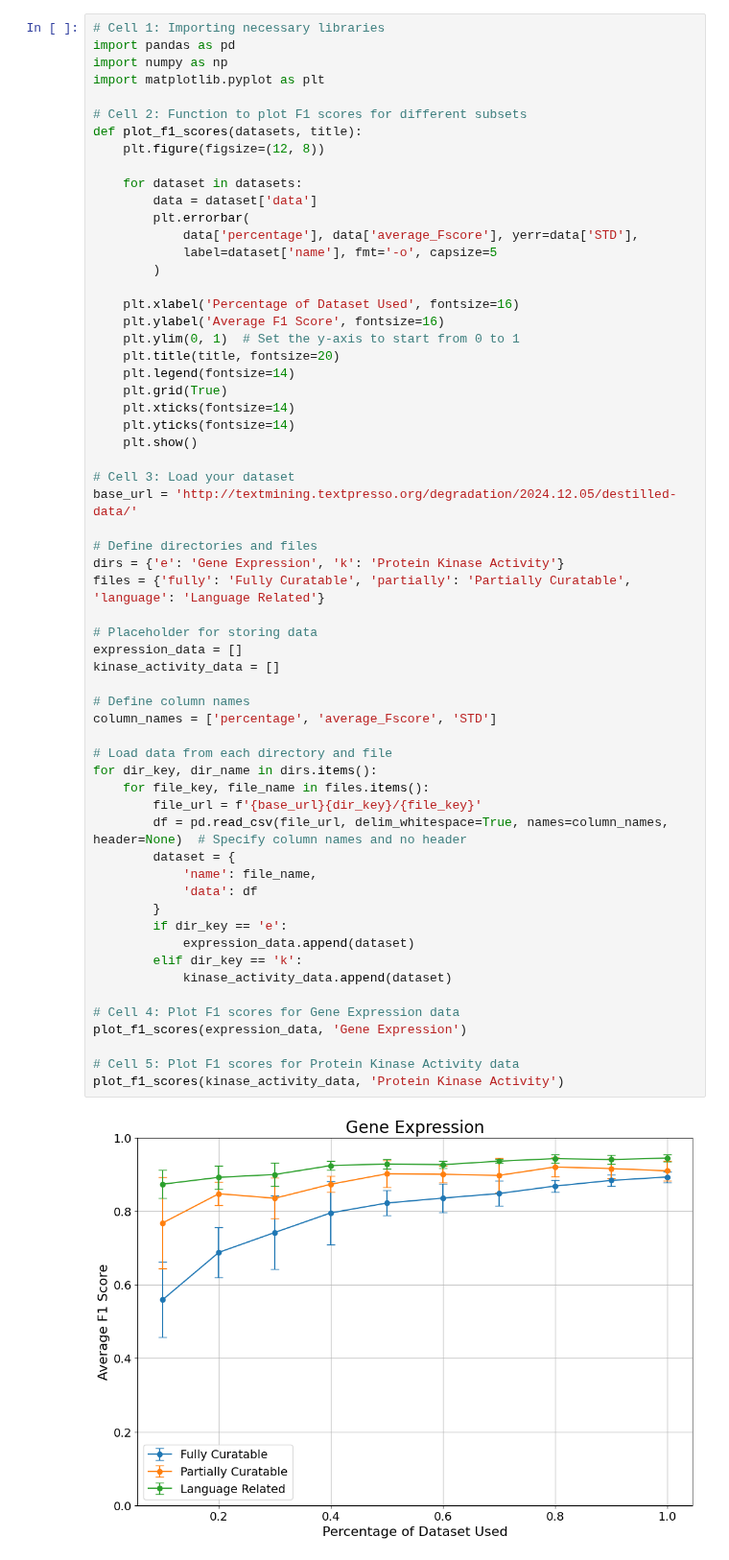
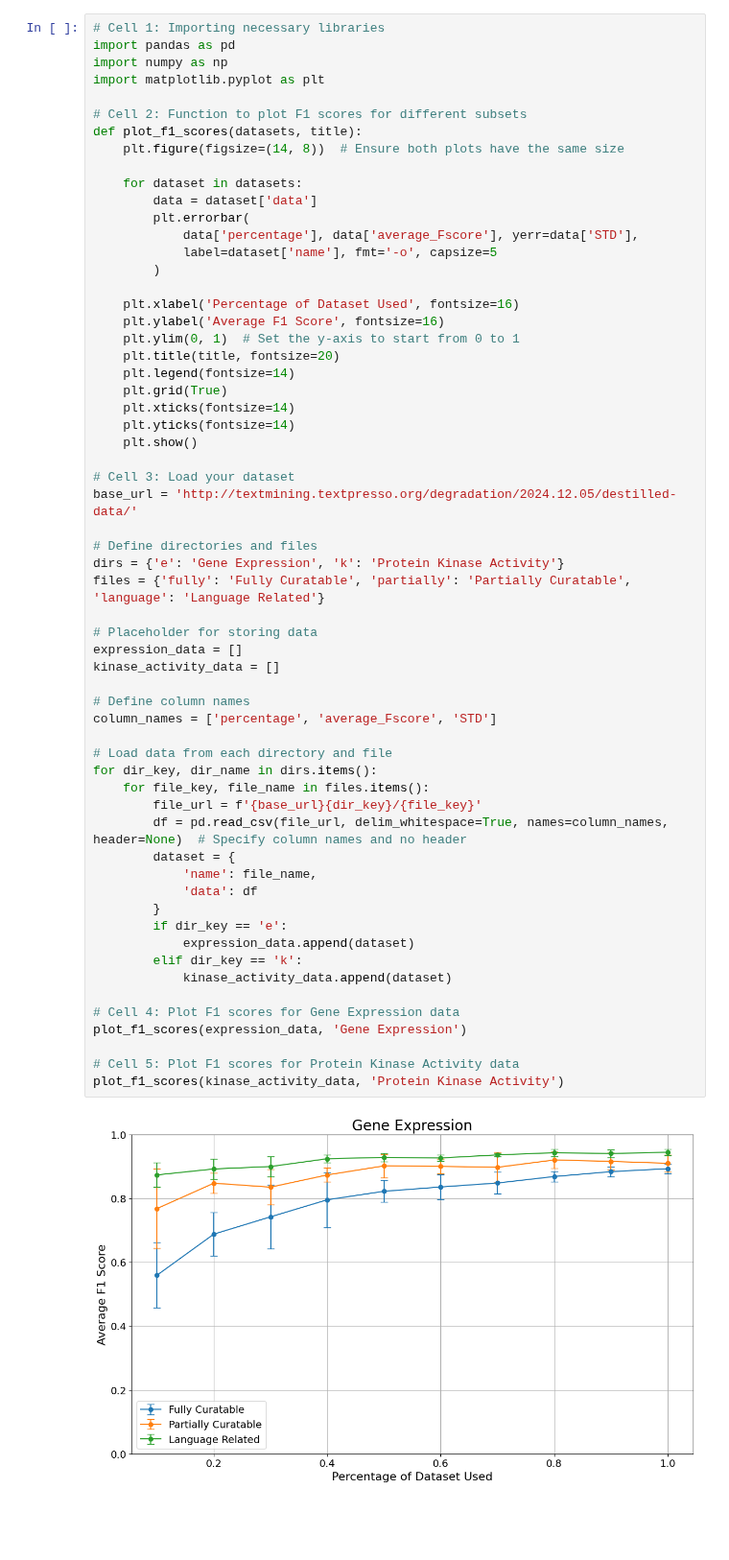
Before and after one commit to WormBase/curation-sentence-classification, a Jupyter notebook: notebooks/degradation analysis plots.ipynb, the cells around one changed output. Shown at 96% size. Saved outputs shown, nothing was run; the diff lists cells and outputs as text; blank space fills up the shorter version.

Commit message:
same size

```diff
--- a/notebooks/degradation analysis plots.ipynb
+++ b/notebooks/degradation analysis plots.ipynb
@@ -6,7 +6,7 @@ import matplotlib.pyplot as plt
 
 # Cell 2: Function to plot F1 scores for different subsets
 def plot_f1_scores(datasets, title):
-    plt.figure(figsize=(12, 8))
+    plt.figure(figsize=(14, 8))  # Ensure both plots have the same size
 
     for dataset in datasets:
         data = dataset['data']
@@ -32,31 +32,31 @@ base_url = 'http://textmining.textpresso.org/degradation/2024.12.05/destilled-da
 dirs = {'e': 'Gene Expression', 'k': 'Protein Kinase Activity'}
 files = {'fully': 'Fully Curatable', 'partially': 'Partially Curatable', 'language': 'Language Related'}
 
 # Placeholder for storing data
 expression_data = []
 kinase_activity_data = []
 
 # Define column names
 column_names = ['percentage', 'average_Fscore', 'STD']
 
 # Load data from each directory and file
 for dir_key, dir_name in dirs.items():
     for file_key, file_name in files.items():
         file_url = f'{base_url}{dir_key}/{file_key}'
         df = pd.read_csv(file_url, delim_whitespace=True, names=column_names, header=None)  # Specify column names and no header
         dataset = {
             'name': file_name,
             'data': df
         }
         if dir_key == 'e':
             expression_data.append(dataset)
         elif dir_key == 'k':
             kinase_activity_data.append(dataset)
 
 # Cell 4: Plot F1 scores for Gene Expression data
 plot_f1_scores(expression_data, 'Gene Expression')
 
 # Cell 5: Plot F1 scores for Protein Kinase Activity data
 plot_f1_scores(kinase_activity_data, 'Protein Kinase Activity')
 # %% [output]
-[figure, old version]
+[figure, new version]
```
Also changed, not shown: parts of 1 cell of this notebook.
